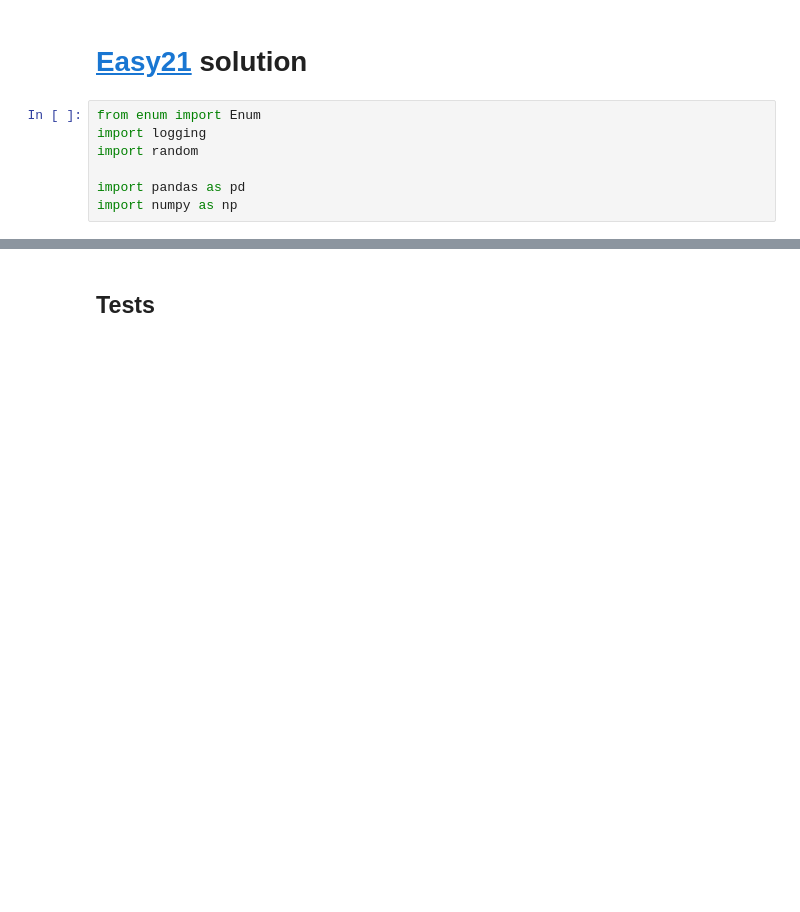
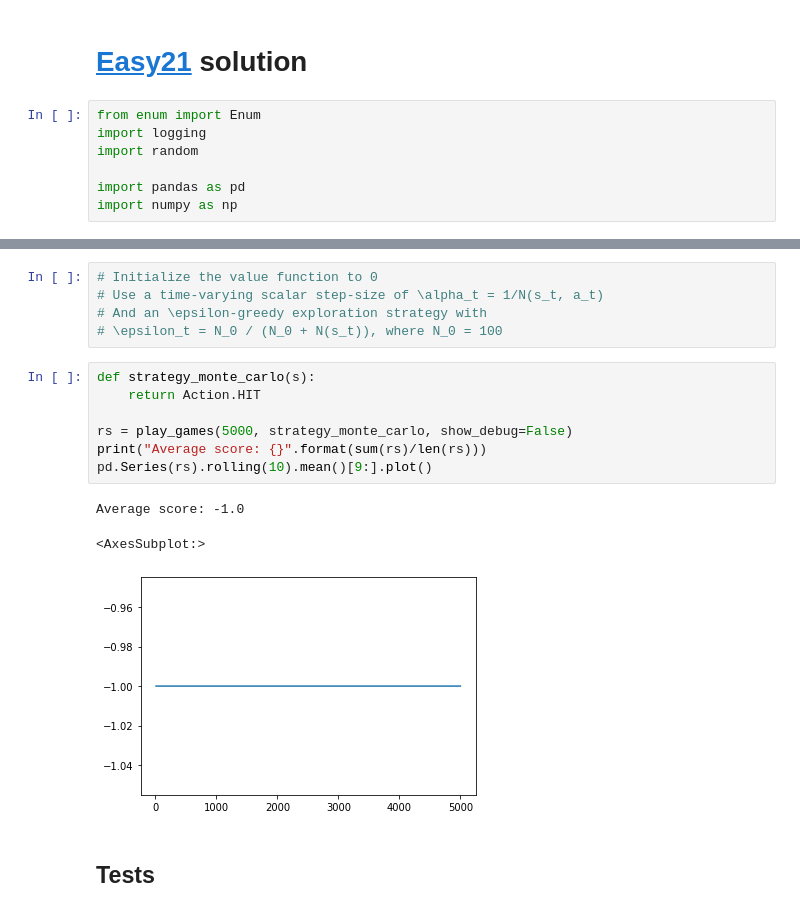
Before and after one commit to cjqian/flappy, a Jupyter notebook: Easy21.ipynb, the cells around one changed output, grey strips where cells are left out. Saved outputs shown, nothing was run; the diff lists cells and outputs as text; blank space fills up the shorter version.

```diff
--- a/Easy21.ipynb
+++ b/Easy21.ipynb
@@ -178,3 +299,19 @@ class Round(object):
+# %%
+# Initialize the value function to 0
+# Use a time-varying scalar step-size of \alpha_t = 1/N(s_t, a_t)
+# And an \epsilon-greedy exploration strategy with
+# \epsilon_t = N_0 / (N_0 + N(s_t)), where N_0 = 100
+# %%
+def strategy_monte_carlo(s):
+    return Action.HIT
+
+rs = play_games(5000, strategy_monte_carlo, show_debug=False)
+print("Average score: {}".format(sum(rs)/len(rs)))
+pd.Series(rs).rolling(10).mean()[9:].plot()
+# %% [output]
+Average score: -1.0
+<AxesSubplot:>
+[figure, added]
 # %% [markdown]
 ## Tests
 # %%
```
Also changed, not shown: parts of 9 cells of this notebook.
